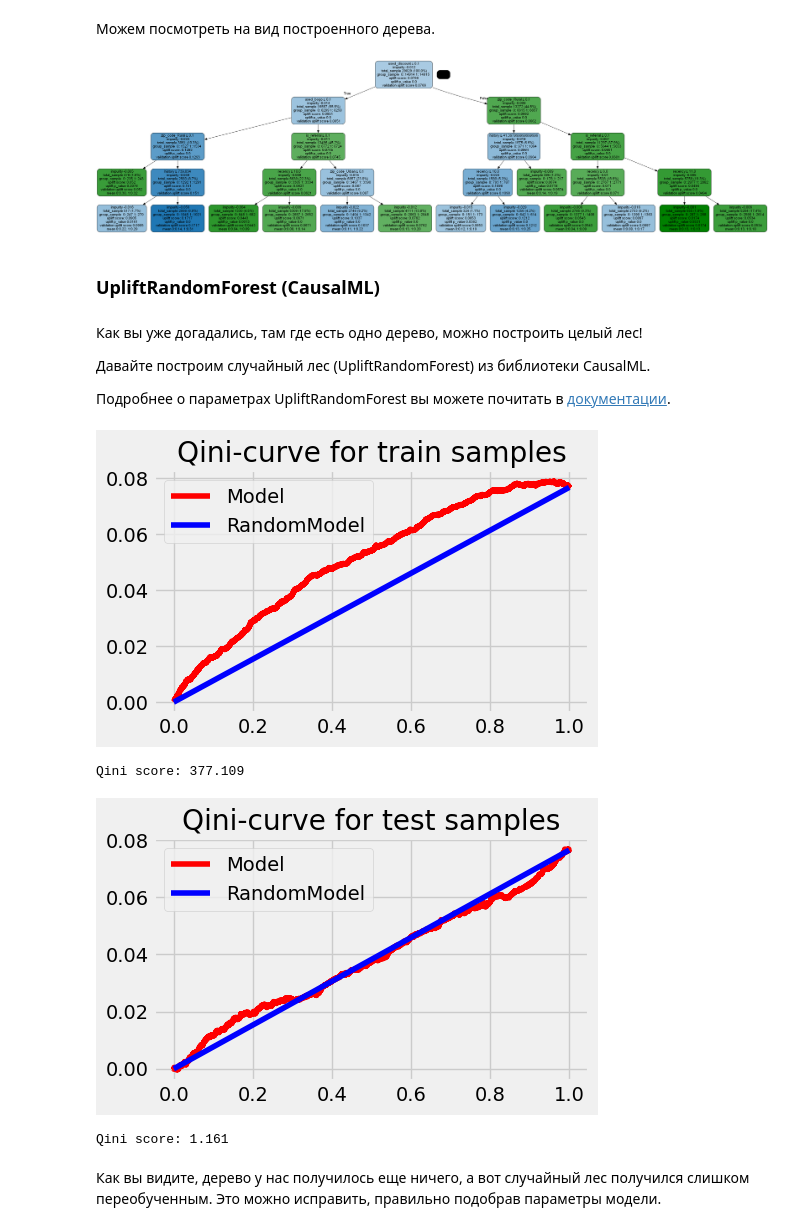
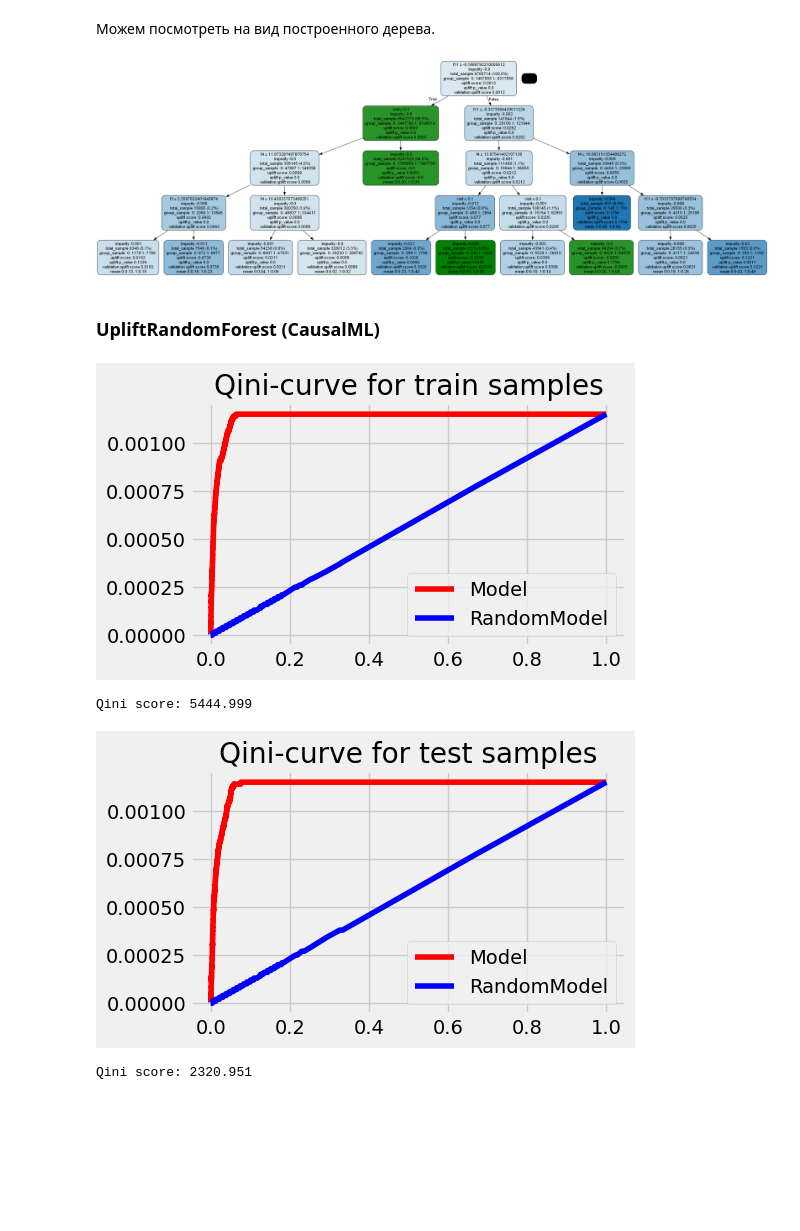
Before and after one commit to sawa25/2Y_ML_22_uplift, a Jupyter notebook: Uplift.ipynb, the cells around one changed output. Cells and saved outputs as stored; diff of their text form; code cells hidden in the pictures; blank space fills up the shorter version.

```diff
--- a/Uplift.ipynb
+++ b/Uplift.ipynb
@@ -479,24 +305,24 @@ uplift_tree = UpliftTreeClassifier(
 # Для обучения нам нужны датафрем с факторами, колонка с фактом воздействия
 # Обратите внимание, что для использования деревьев из CausalML нам необходимо преобразовать фактор воздействия в строку
 uplift_tree.fit(
-    df_discount_train[feature_cols].values,
-    treatment=df_discount_train[treatment_col].apply(str).values,
-    y=df_discount_train[target_col].values
+    df_train[feature_cols].values,
+    treatment=df_train["treatment"].apply(str).values,
+    y=df_train["conversion"].values
 )
 
 # Сделаем предсказание uplift-эффекта на обучающей выборке
 # Функция predict у деревьев возвращает uplift-эффекты для каждой группы воздействия
 # Нас интересует только наличие воздействия (столбец под индексом 1)
-uplift_vals = uplift_tree.predict(np.array(df_discount_train[feature_cols].values.copy()))[:, 1]
-df_discount_train['uplift_score'] = uplift_vals
+uplift_vals = uplift_tree.predict(np.array(df_train[feature_cols].values.copy()))[:, 1]
+df_train['uplift_score'] = uplift_vals
 
 # Сделаем предсказание uplift-эффекта на тестовой выборке
 # Функция predict у деревьев возвращает uplift-эффекты для каждой группы воздействия
 # Нас интересует только наличие воздействия (столбец под индексом 1)
-uplift_vals = uplift_tree.predict(np.array(df_discount_test[feature_cols].values.copy()))[:, 1]
-df_discount_test['uplift_score'] = uplift_vals
+uplift_vals = uplift_tree.predict(np.array(df_test[feature_cols].values.copy()))[:, 1]
+df_test['uplift_score'] = uplift_vals
 
 # Мы получили какие-то значения рамках решения задачи классификации, давайте посмотрим на qini score
-qini_df(df_discount_train, title='train')
-qini_df(df_discount_test, title='test')
+qini_df(df_train, title='train')
+qini_df(df_test, title='test')
 # %% [output]
@@ -516,57 +342,55 @@ df_discount_test.sample(5)
 # %% [markdown]
 Можем посмотреть на вид построенного дерева.
 # %%
+import os
+
+# Получить текущее значение PATH
+current_path = os.environ.get('PATH')
+# Добавить путь к Graphviz в PATH
+os.environ['PATH'] = current_path + ';C:\\Program Files\\Graphviz\\bin'
+
 # Давайте визуализируем наше простейшее дерево
 from IPython.display import Image
 # Вызываем функцию для визуализации:
 graph = uplift_tree_plot(uplift_tree.fitted_uplift_tree, feature_cols)
 Image(graph.create_png())
 # %% [output]
-[figure, old version]
+[figure, new version]
 # %% [markdown]
 ### UpliftRandomForest (CausalML)
-# %% [markdown]
-Как вы уже догадались, там где есть одно дерево, можно построить целый лес!
-
-Давайте построим случайный лес (UpliftRandomForest) из библиотеки CausalML.
-
-Подробнее о параметрах UpliftRandomForest вы можете почитать в [документации](https://causalml.readthedocs.io/en/latest/causalml.html#causalml.inference.tree.UpliftRandomForestClassifier).
 # %%
-# Создаем простое дерево.
+# Создаем лес.
 uplift_forest = UpliftRandomForestClassifier(
     n_estimators=100, max_depth=5, min_samples_leaf=100,
     min_samples_treatment=50,
     n_reg=100, evaluationFunction='ED',
     control_name='0', random_state=42
 )
 
-# Для обучения нам нужны датафрем с факторами, колонка с фактом воздействия
-# Обратите внимание, что для использования деревьев из CausalML нам необходимо преобразовать фактор воздействия в строку
+# для использования деревьев из CausalML нам необходимо преобразовать фактор воздействия в строку
 uplift_forest.fit(
-    df_discount_train[feature_cols].values,
-    treatment=df_discount_train[treatment_col].apply(str).values,
-    y=df_discount_train[target_col].values
+    df_train[feature_cols].values,
+    treatment=df_train["treatment"].apply(str).values,
+    y=df_train["conversion"].values
 )
 
 # Сделаем предсказание uplift-эффекта на обучающей выборке
 # Функция predict у деревьев возвращает uplift-эффекты для каждой группы воздействия
 # Нас интересует только наличие воздействия (столбец под индексом 1)
-uplift_vals = uplift_forest.predict(np.array(df_discount_train[feature_cols].values.copy()))
-df_discount_train['uplift_score'] = uplift_vals
+uplift_vals = uplift_forest.predict(np.array(df_train[feature_cols].values.copy()))
+df_train['uplift_score'] = uplift_vals
 
 # Сделаем предсказание uplift-эффекта на тестовой выборке
 # Функция predict у деревьев возвращает uplift-эффекты для каждой группы воздействия
 # Нас интересует только наличие воздействия (столбец под индексом 1)
-uplift_vals = uplift_forest.predict(np.array(df_discount_test[feature_cols].values.copy()))
-df_discount_test['uplift_score'] = uplift_vals
+uplift_vals = uplift_forest.predict(np.array(df_test[feature_cols].values.copy()))
+df_test['uplift_score'] = uplift_vals
 
 # Мы получили какие-то значения рамках решения задачи классификации, давайте посмотрим на qini score
-qini_df(df_discount_train, title='train')
-qini_df(df_discount_test, title='test')
+qini_df(df_train, title='train')
+qini_df(df_test, title='test')
 # %% [output]
-[figure, old version]
+[figure, new version]
-Qini score: 377.109
+Qini score: 5444.999
-[figure, old version]
+[figure, new version]
-Qini score: 1.161
+Qini score: 2320.951
-# %% [markdown]
-Как вы видите, дерево у нас получилось еще ничего, а вот случайный лес получился слишком переобученным. Это можно исправить, правильно подобрав параметры модели.
```
Also changed, not shown: parts of 49 cells of this notebook.
